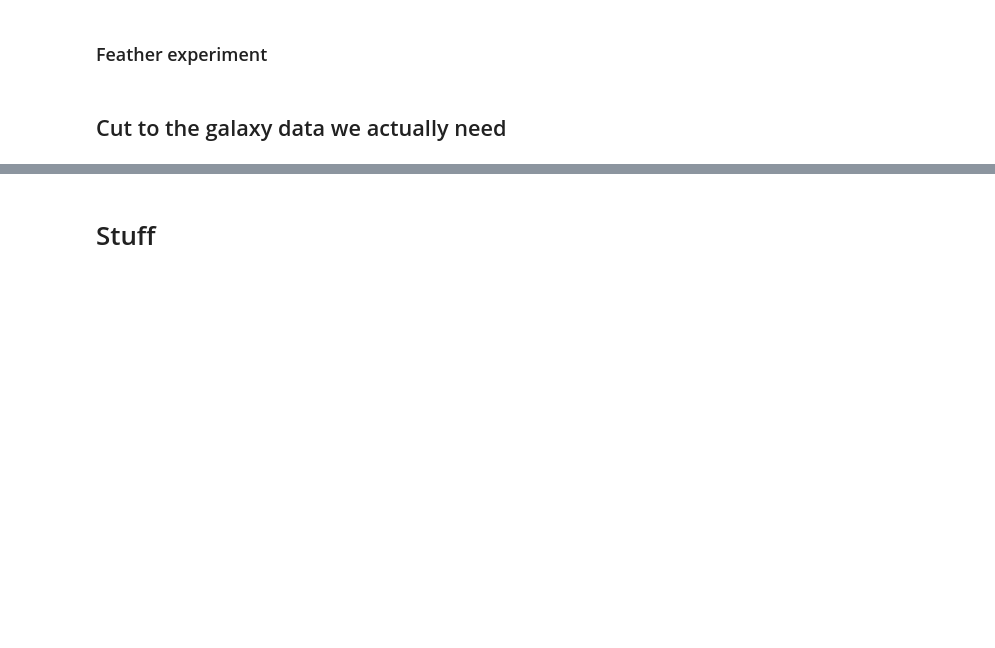
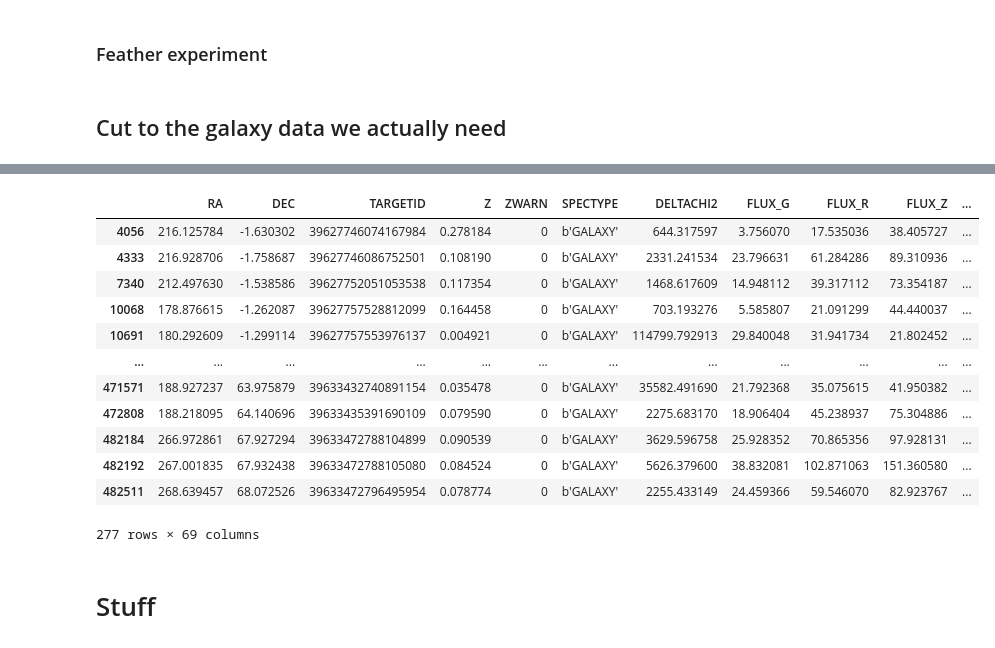
Before and after one commit to ianw89/SelfCalGroupFinder, a Jupyter notebook: py/BGS_study.ipynb, the cells around one changed output, grey strips where cells are left out. Saved outputs shown, nothing was run; the diff lists cells and outputs as text; code cells hidden in the pictures; blank space fills up the shorter version.

```diff
--- a/py/BGS_study.ipynb
+++ b/py/BGS_study.ipynb
@@ -31,7 +31,7 @@ from footprintmanager import FootprintManager
 
 pd.set_option('display.max_columns', None)
 # %%
-KEEP_PASSES = 1
+KEEP_PASSES = 3
 APP_MAG_CUT = 19.5 # BGS BRIGHT, though 19.54 for some cameras. I don't know if FLUX_R has been corrected for this.
 #APP_MAG_CUT = 20.175 # BGS FAINT, and in SV3 it is 20.3 instead
 Z_MIN = 0.001
@@ -117,9 +117,9 @@ tbl.write(BGS_Y3_FOLDER_LOA + "COLOR_LOOKUP_LOA.fits", format='fits', overwrite=
 # Examine data in a Merged BGS File (SV3, Y1, Y3, whatever)
 # %%
 # Pick one
-#table = Table.read(IAN_BGS_SV3_MERGED_FILE, format='fits')
+table = Table.read(IAN_BGS_SV3_MERGED_FILE, format='fits')
 #table = Table.read(IAN_BGS_SV3_MERGED_NOY3_FILE, format='fits')
-table = Table.read(IAN_BGS_Y1_MERGED_FILE, format='fits')
+#table = Table.read(IAN_BGS_Y1_MERGED_FILE, format='fits')
 #table2 = Table.read(IAN_BGS_Y3_MERGED_FILE_LOA, format='fits')
 # Randomly downsample table2 to 1000 rows for testing
 #table2 = table2[np.random.choice(len(table2), size=100000, replace=False)]
@@ -291,0 +361,17 @@ df = table_to_df(table, APP_MAG_CUT, Z_MIN, Z_MAX, KEEP_ONLY_OBSERVED, KEEP_PASS
+# %%
+weird = df.loc[df['SERSIC'] <= 0]
+weird # MORPHTYPE PSF but SPECTYPE GALAXY. Not many, but hmm.
+# %% [output]
+|  | RA | DEC | TARGETID | Z | ZWARN | SPECTYPE | DELTACHI2 | FLUX_G | FLUX_R | FLUX_Z | ... |
+| 4056 | 216.125784 | -1.630302 | 39627746074167984 | 0.278184 | 0 | b'GALAXY' | 644.317597 | 3.756070 | 17.535036 | 38.405727 | ... |
+| 4333 | 216.928706 | -1.758687 | 39627746086752501 | 0.108190 | 0 | b'GALAXY' | 2331.241534 | 23.796631 | 61.284286 | 89.310936 | ... |
+| 7340 | 212.497630 | -1.538586 | 39627752051053538 | 0.117354 | 0 | b'GALAXY' | 1468.617609 | 14.948112 | 39.317112 | 73.354187 | ... |
+| 10068 | 178.876615 | -1.262087 | 39627757528812099 | 0.164458 | 0 | b'GALAXY' | 703.193276 | 5.585807 | 21.091299 | 44.440037 | ... |
+| 10691 | 180.292609 | -1.299114 | 39627757553976137 | 0.004921 | 0 | b'GALAXY' | 114799.792913 | 29.840048 | 31.941734 | 21.802452 | ... |
+| ... | ... | ... | ... | ... | ... | ... | ... | ... | ... | ... | ... |
+| 471571 | 188.927237 | 63.975879 | 39633432740891154 | 0.035478 | 0 | b'GALAXY' | 35582.491690 | 21.792368 | 35.075615 | 41.950382 | ... |
+| 472808 | 188.218095 | 64.140696 | 39633435391690109 | 0.079590 | 0 | b'GALAXY' | 2275.683170 | 18.906404 | 45.238937 | 75.304886 | ... |
+| 482184 | 266.972861 | 67.927294 | 39633472788104899 | 0.090539 | 0 | b'GALAXY' | 3629.596758 | 25.928352 | 70.865356 | 97.928131 | ... |
+| 482192 | 267.001835 | 67.932438 | 39633472788105080 | 0.084524 | 0 | b'GALAXY' | 5626.379600 | 38.832081 | 102.871063 | 151.360580 | ... |
+| 482511 | 268.639457 | 68.072526 | 39633472796495954 | 0.078774 | 0 | b'GALAXY' | 2255.433149 | 24.459366 | 59.546070 | 82.923767 | ... |
+277 rows × 69 columns
```
Also changed, not shown: parts of 6 cells of this notebook, 2 other files.
